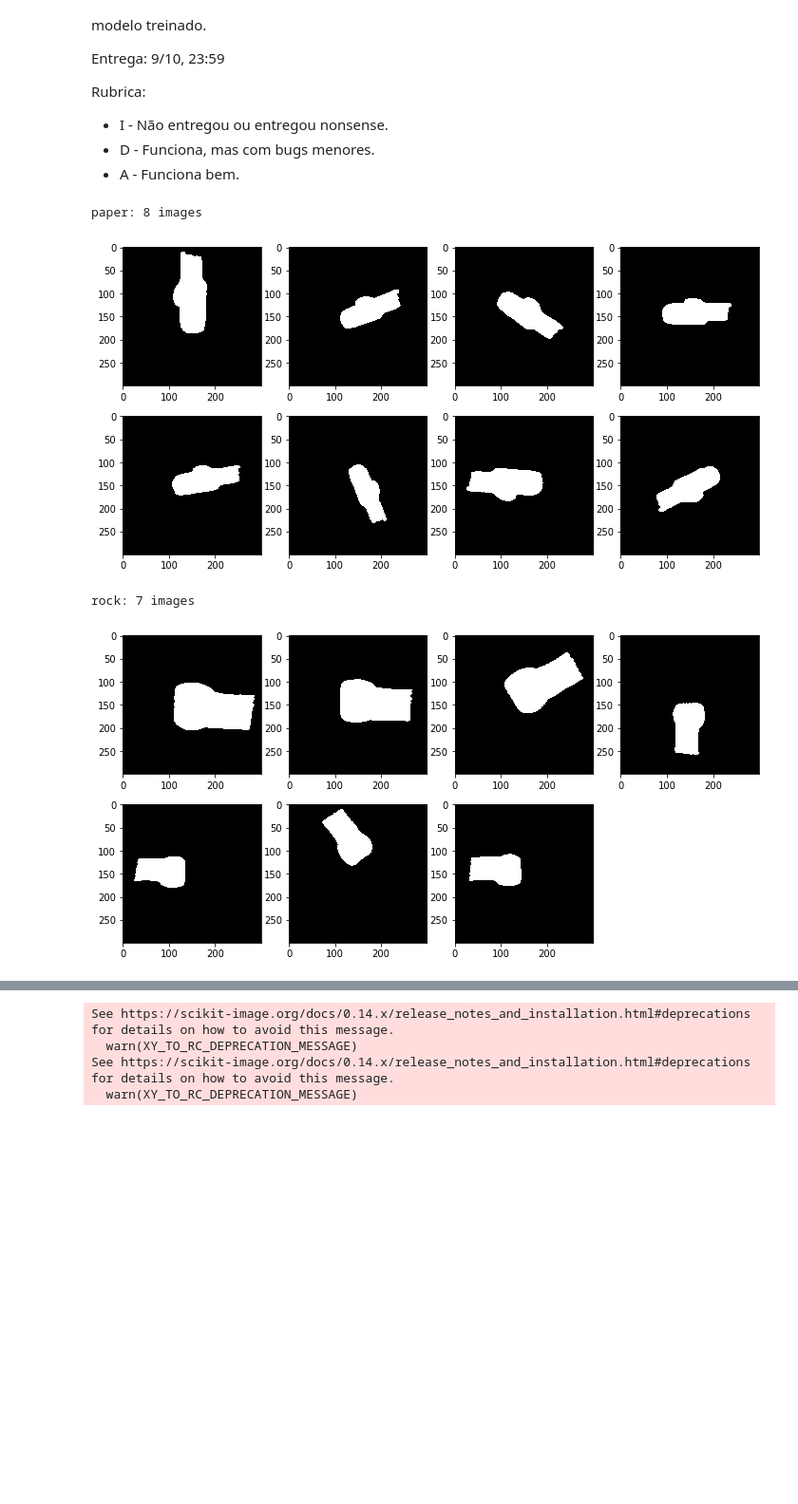
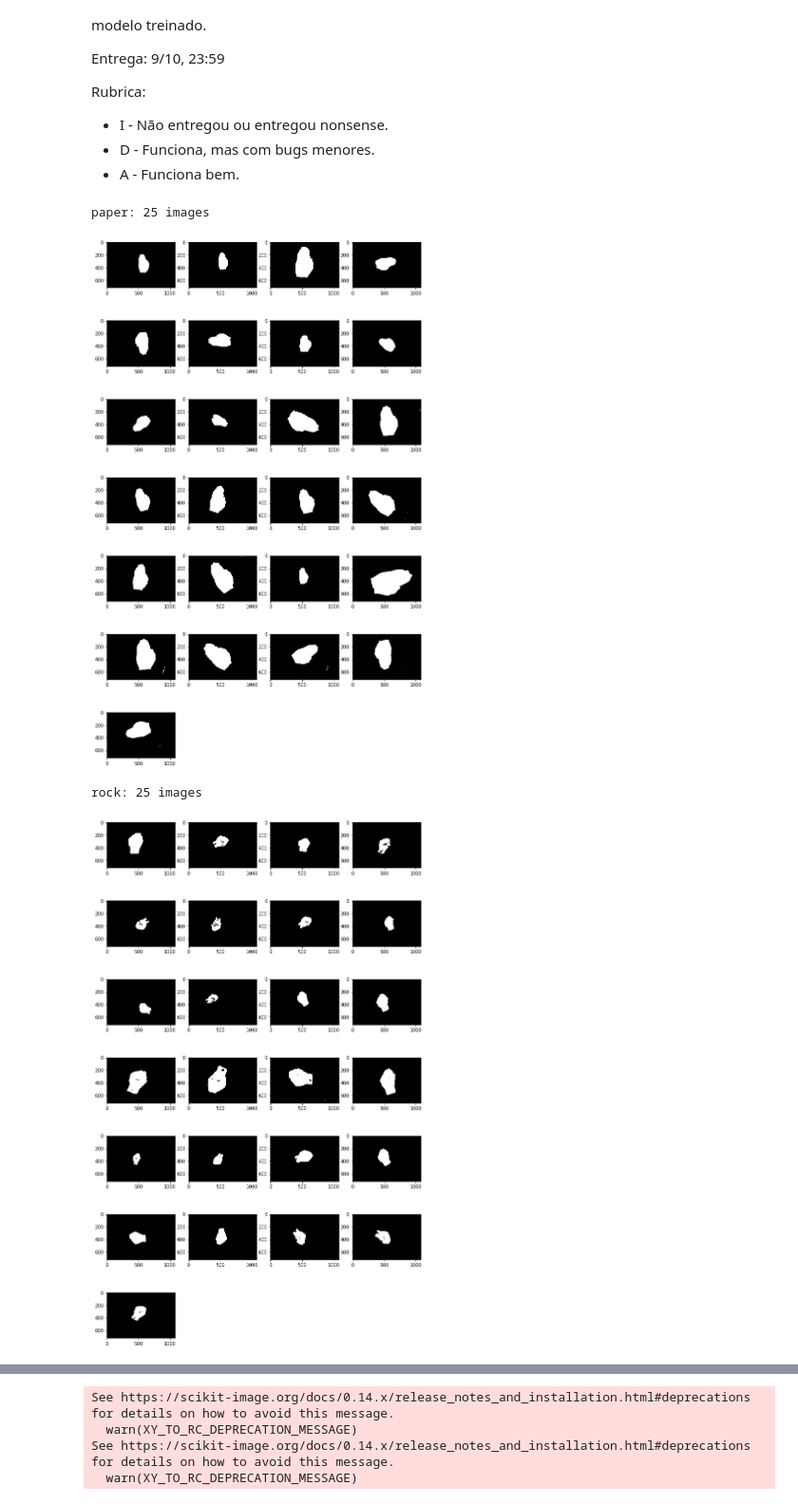
Before and after one commit to LiuSeeker/visao-computacional, a Jupyter notebook: projeto4/projeto4.ipynb, the cells around one changed output, grey strips where cells are left out. Shown at 95% size. Drawn from its saved outputs; the diff is of its cells as text; code cells hidden in the pictures; blank space fills up the shorter version.

```diff
--- a/projeto4/projeto4.ipynb
+++ b/projeto4/projeto4.ipynb
@@ -59,8 +29,8 @@ from skimage.io import imread
 from skimage.color import rgb2hsv
 
 def read_images():
-    data_dir = os.path.join(os.getcwd(), 'RPS')
-    searcher = re.compile(r'^(.*)-(\d{1,2})\.png$')
+    data_dir = os.path.join(os.getcwd(), 'newRPS')
+    searcher = re.compile(r'^(.*)-(\d{1,2})\.jpg$')
     imgs = {}
     for name in os.listdir(data_dir):
         match = searcher.search(name)
@@ -70,8 +40,8 @@ def read_images():
 
         img_hsv = cv2.cvtColor(img, cv2.COLOR_BGR2HSV)
 
-        img_h = (img_hsv[:,:,0] >= 0) & (img_hsv[:,:,0] <= 50)
-        img_s = (img_hsv[:,:,1] >= 100) & (img_hsv[:,:,1] <= 255)
+        img_h = (img_hsv[:,:,0] >= 30) & (img_hsv[:,:,0] <= 80)
+        img_s = (img_hsv[:,:,1] >= 20) & (img_hsv[:,:,1] <= 255)
         img_and = img_h & img_s
 
         if not cat in imgs:
@@ -83,20 +53,20 @@ imgs_per_cat = read_images()
 # %%
 def show_images(imgs):
     C = 4
     N = len(imgs)
     R = (N - 1)//C + 1
 
     plt.figure(figsize=(C*3, R*3))
     for k, img in enumerate(imgs):
         plt.subplot(R, C, k+1)
-        plt.imshow(img[100:400, 180:480], cmap='gray')
+        plt.imshow(img, cmap='gray')
     plt.show()
 
 for cat, imgs in imgs_per_cat.items():
     print(f'{cat}: {len(imgs)} images')
     show_images(imgs)
 # %% [output]
-paper: 8 images
+paper: 25 images
-[figure, old version]
+[figure, new version]
-rock: 7 images
+rock: 25 images
-[figure, old version]
+[figure, new version]
```
Also changed, not shown: parts of 11 cells of this notebook.
